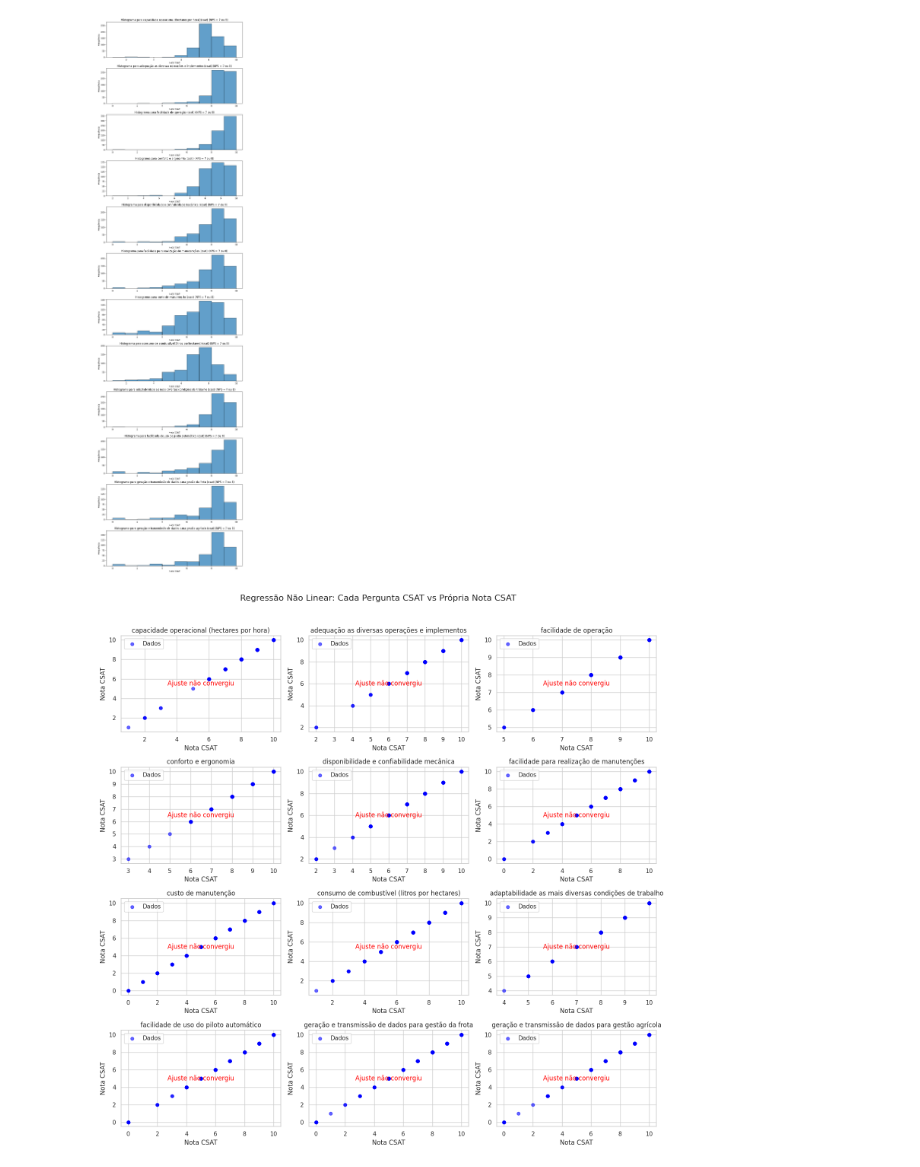
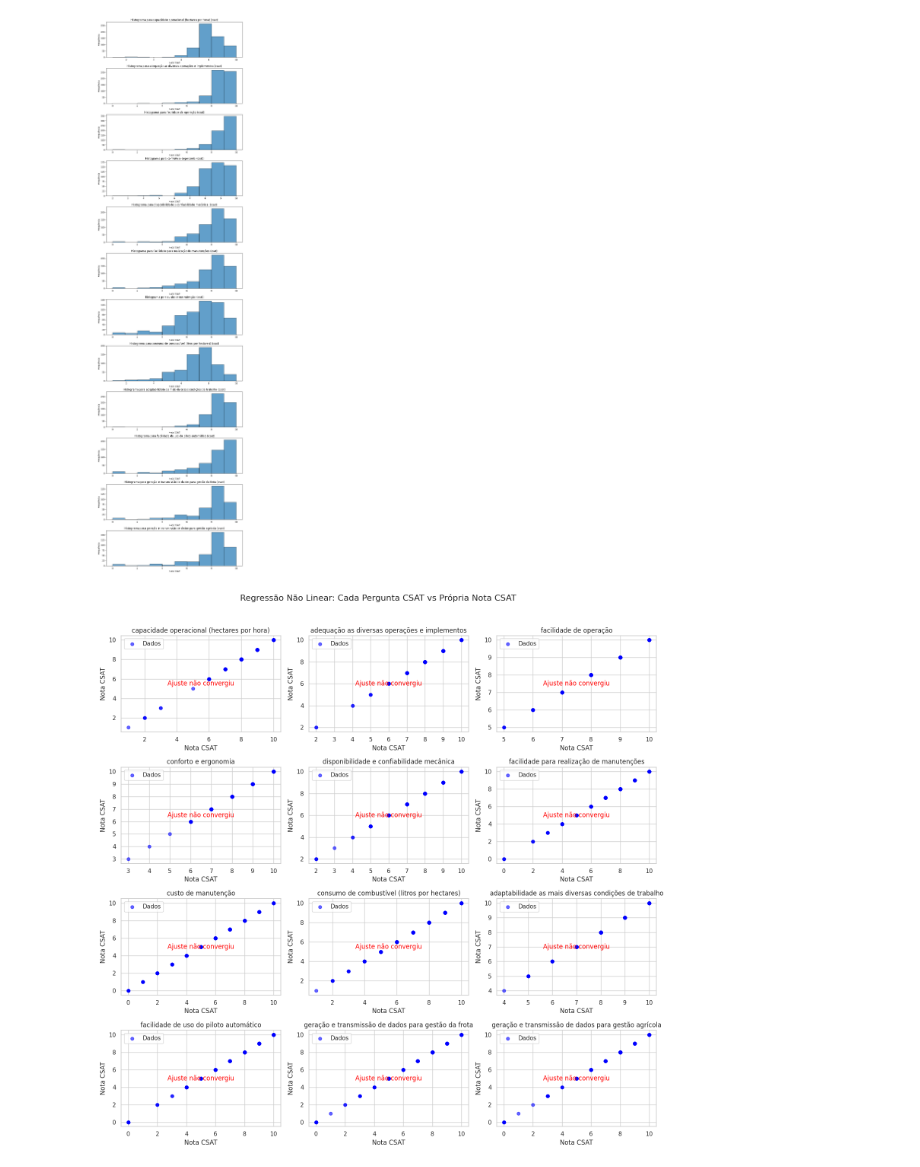
Before and after one commit to MiguelViapiana/aula-dataScience, a Jupyter notebook: histogramaCST.ipynb, the cells around one changed output. Drawn from its saved outputs; the diff is of its cells as text; code cells hidden in the pictures.

```diff
--- a/histogramaCST.ipynb
+++ b/histogramaCST.ipynb
@@ -1,32 +1,32 @@
 # %%
 import pandas as pd
 import matplotlib.pyplot as plt
 
 # Carregar o arquivo Excel
 file_path = '/content/PlanilhaFiltrada.xlsx'
 df = pd.read_excel(file_path)
 
 # Filtrar as respostas de NPS 7 e 8
 df_nps_78 = df[df['nota nps'].isin([7, 8])]
 
 # Selecionar apenas as colunas de CSAT (excluindo 'nota nps')
 csat_columns = df_nps_78.columns.drop('nota nps')
 
 # Criar histogramas para cada pergunta de CSAT
 fig, axes = plt.subplots(len(csat_columns), 1, figsize=(10, len(csat_columns) * 3))
 fig.tight_layout(pad=3.0)
 
 for i, column in enumerate(csat_columns):
     # Plotar o histograma da coluna
     axes[i].hist(df_nps_78[column].dropna(), bins=10, edgecolor='black', alpha=0.7)
-    axes[i].set_title(f'Histograma para {column} (NPS = 7 ou 8)')
+    axes[i].set_title(f'Histograma para {column}')
     axes[i].set_xlabel('Nota CSAT')
     axes[i].set_ylabel('Frequência')
 
 # Exibir os histogramas
 plt.show()
 # %% [output]
-[figure, old version]
+[figure, new version]
 # %%
 import pandas as pd
 import numpy as np
```
Also changed, not shown: parts of 2 cells of this notebook.
